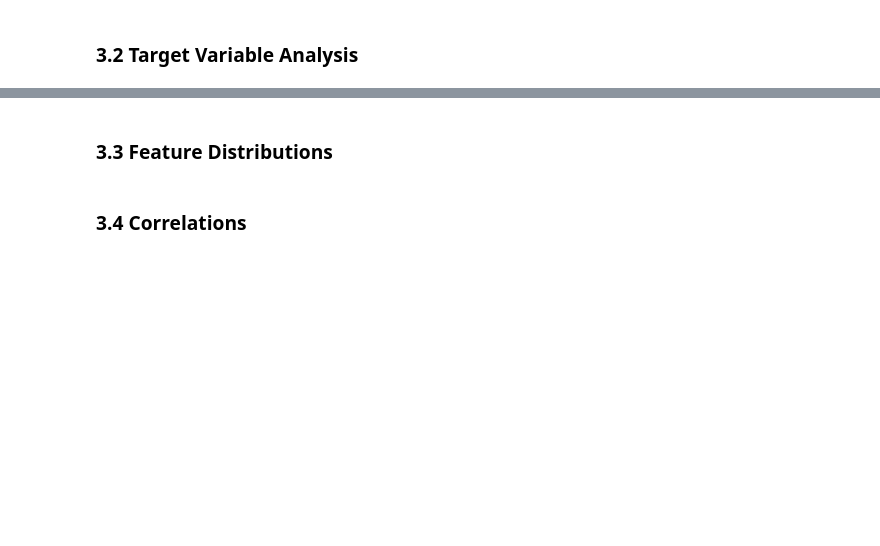
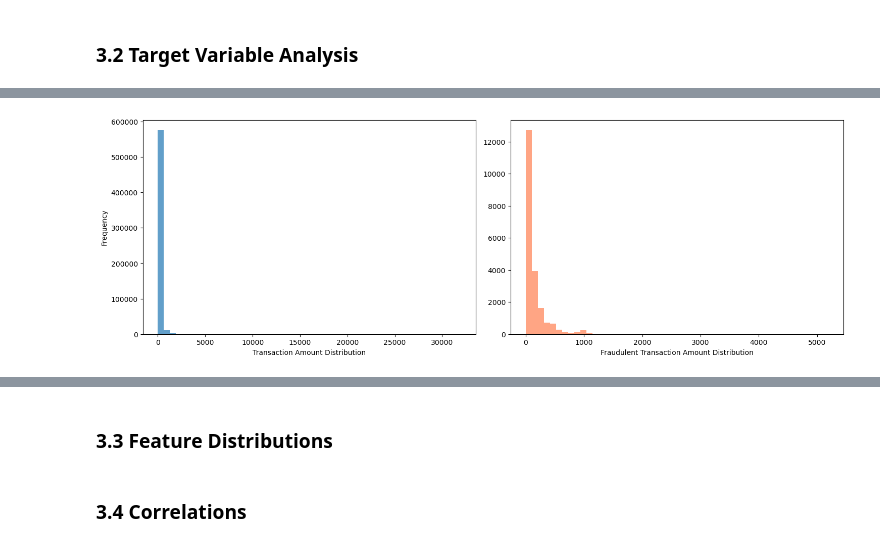
Before and after one commit to BenDuong/Bank-Fraud-Detection, a Jupyter notebook: capstone2_project_template.ipynb, the cells around one changed output, grey strips where cells are left out. Saved outputs shown, nothing was run; the diff lists cells and outputs as text; code cells hidden in the pictures; blank space fills up the shorter version.

```diff
--- a/capstone2_project_template.ipynb
+++ b/capstone2_project_template.ipynb
@@ -79,0 +115,3 @@ import joblib
+# %%
+trans_train_reduced = reduce_mem_usage(trans_train)
+tran_test_reduced = reduce_mem_usage(tran_test)
@@ -79,0 +125,6 @@ import joblib
+# %%
+## Merging transaction and identity data
+
+trans_train_merged = pd.merge(trans_train_reduced, identity_train, on='TransactionID', how='left')
+
+test_trans_merged = pd.merge(tran_test_reduced, identity_test, on='TransactionID', how='left')
@@ -94,0 +223,11 @@ import joblib
+# %%
+missing_rate_threshold = 0.9
+cols_to_drop = missing[missing['missing_percentage'] > missing_rate_threshold]['index'].tolist()
+# drop only those columns that exist in the dataframe to avoid KeyError
+trans_train_clean = trans_train_merged.loc[:, trans_train_merged.isnull().mean() < 0.9]
+
+print("Columns dropped due to high missing rate:")
+for col in cols_to_drop:
+    print(col)
+
+trans_train_clean.head()
@@ -101,0 +285,54 @@ import joblib
+# %%
+fig, axes = plt.subplots(1, 2, figsize=(15, 5))
+
+ax1 =axes[0]
+ax1.hist(trans_train_clean['TransactionAmt'], bins=50, alpha=0.7)
+ax1.set_xlabel('Transaction Amount Distribution')
+ax1.set_ylabel('Frequency')
+
+ax2 =axes[1]
+ax2.hist(trans_train_clean[trans_train_clean['isFraud']==1]['TransactionAmt'], bins=50,color='coral', alpha=0.7)
+ax2.set_xlabel('Fraudulent Transaction Amount Distribution')
+
+
+plt.tight_layout()
+plt.show()
+
+
+fraud_amt = trans_train_clean[trans_train_clean['isFraud']==1]['TransactionAmt'].astype(float)
+non_fraud_amt = trans_train_clean[trans_train_clean['isFraud']==0]['TransactionAmt'].astype(float)
+total_amt = trans_train_clean['TransactionAmt'].astype(float)
+
+# Create comparison table
+comparison_df = pd.DataFrame({
+    'Type': [
+        'All Transactions',
+        'Fraudulent Transactions',
+        'Non-Fraudulent Transactions'
+
+    ],
+    'Mean': [
+        total_amt.mean(),
+        fraud_amt.mean(),
+        non_fraud_amt.mean()
+    ],
+    'Median': [
+        total_amt.median(),
+        fraud_amt.median(),
+        non_fraud_amt.median()
+    ],
+    'Standard Deviation': [
+        total_amt.std(),
+        fraud_amt.std(),
+        non_fraud_amt.std()
+    ]
+})
+
+
+
+print("\n" + "="*90)
+print("Transaction Amount Statistics Comparison")
+print("="*90)
+print(comparison_df.to_string(index=False))
+# %% [output]
+[figure, added]
```
Also changed, not shown: parts of 25 cells of this notebook.
